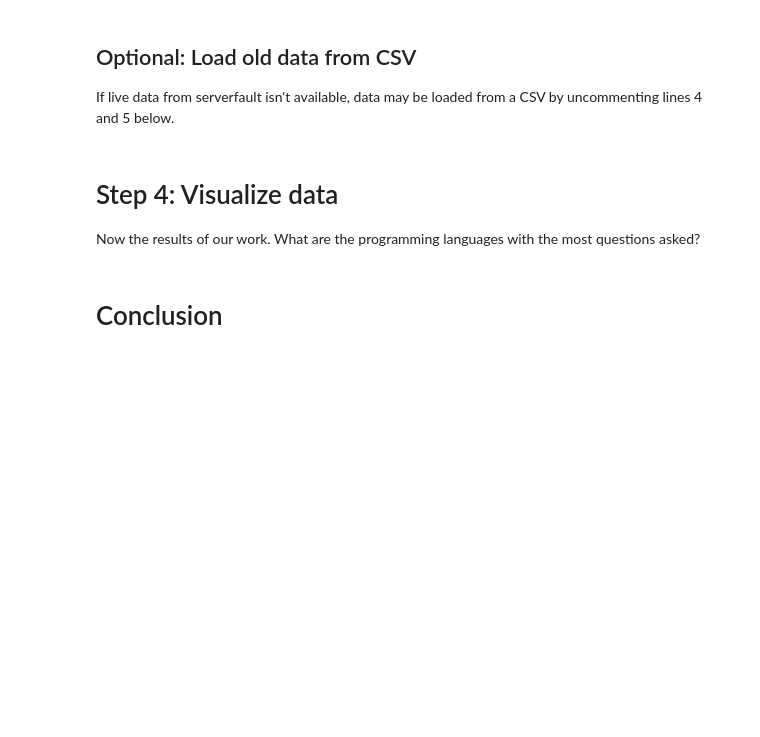
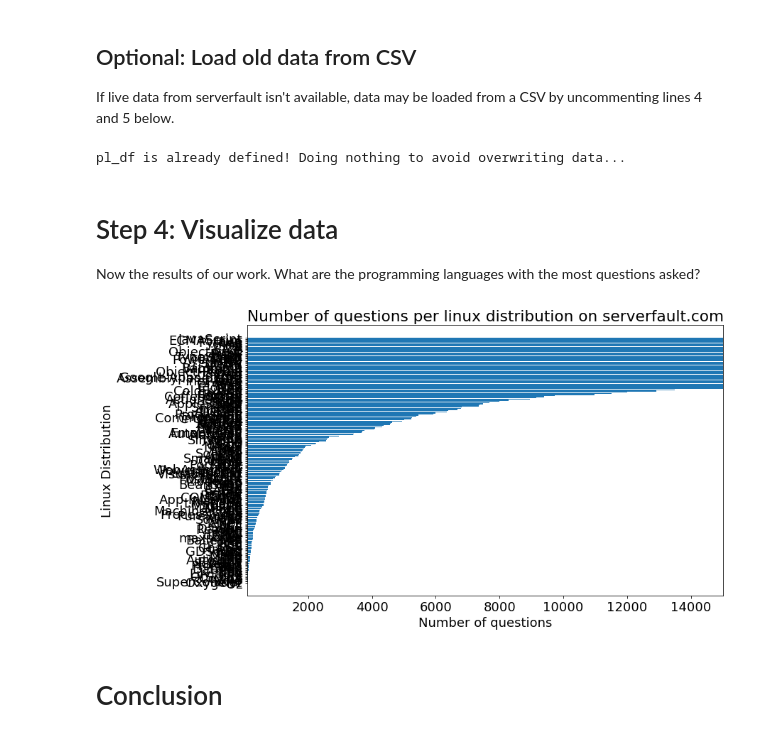
Before and after one commit to paigeweber13/learning-sandbox, a Jupyter notebook: data-science/stackoverflow-questions-per-language/stackoverflow-questions-per-language.ipynb, the cells around one changed output. Saved outputs shown, nothing was run; the diff lists cells and outputs as text; code cells hidden in the pictures; blank space fills up the shorter version.

```diff
--- a/data-science/stackoverflow-questions-per-language/stackoverflow-questions-per-language.ipynb
+++ b/data-science/stackoverflow-questions-per-language/stackoverflow-questions-per-language.ipynb
@@ -308,10 +304,12 @@ try:
     pl_df
 except NameError:
     print('pl_df is not defined, loading data from csv')
-    with open('data/distro-data_2020-10-14_1324.csv', 'r') as f:
-        distro_df = pandas.read_csv(f, header=0)
+    with open('data/plang-data_2020-10-19_0017.csv', 'r') as f:
+        pl_df = pandas.read_csv(f, header=0)
 else:
-    print('distro_dif is already defined! Doing nothing to avoid overwriting data...')
+    print('pl_df is already defined! Doing nothing to avoid overwriting data...')
+# %% [output]
+pl_df is already defined! Doing nothing to avoid overwriting data...
 # %% [markdown]
 # Step 4: Visualize data
 Now the results of our work. What are the programming languages with the most questions asked?
@@ -319,37 +317,39 @@ Now the results of our work. What are the programming languages with the most qu
 import matplotlib.pyplot as plt
 
 # sorting data
-distro_df.sort_values('num_questions', ascending=False, inplace=True)
+pl_df.sort_values('num_questions', ascending=False, inplace=True)
 
 # dropping any distro that has fewer than 100 questions on it
-shortlist = distro_df[distro_df['num_questions'] > 100]
+shortlist = pl_df[pl_df['num_questions'] > 100]
 
 # data we want
 names = shortlist['tag']
 num_questions = shortlist['num_questions']
 
 ### plot data
 # font size
 plt.rcParams.update({'font.size': 18})
 
 # figure
 fig = plt.figure(figsize=(12, 7))
 
 ax = plt.subplot()
 
 # cosmetic
 ax.set_ylabel('Linux Distribution')
 ax.set_xlabel('Number of questions')
 ax.set_title('Number of questions per linux distribution on serverfault.com')
 
 # functional
 ax.invert_yaxis()
 #ax.set_xscale('log')
 ax.set_xlim([100, 15000])
 
 # create plot
 ax.barh(names, num_questions)
 
 plt.show()
+# %% [output]
+[figure, added]
 # %% [markdown]
 # Conclusion
```
Also changed, not shown: parts of 2 cells of this notebook.
